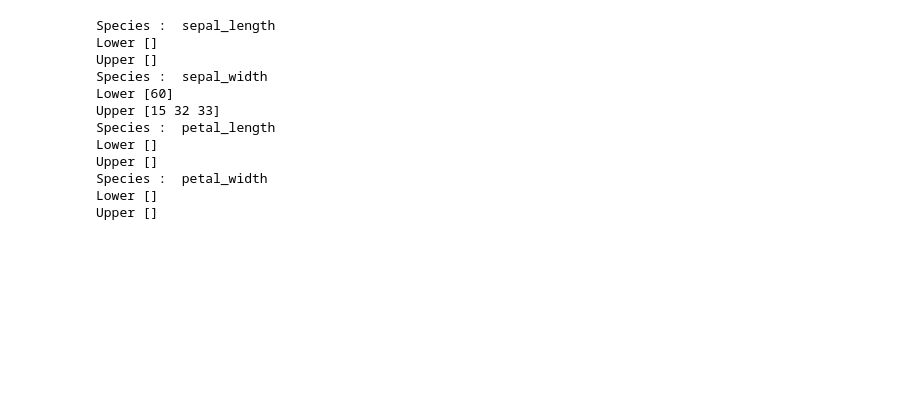
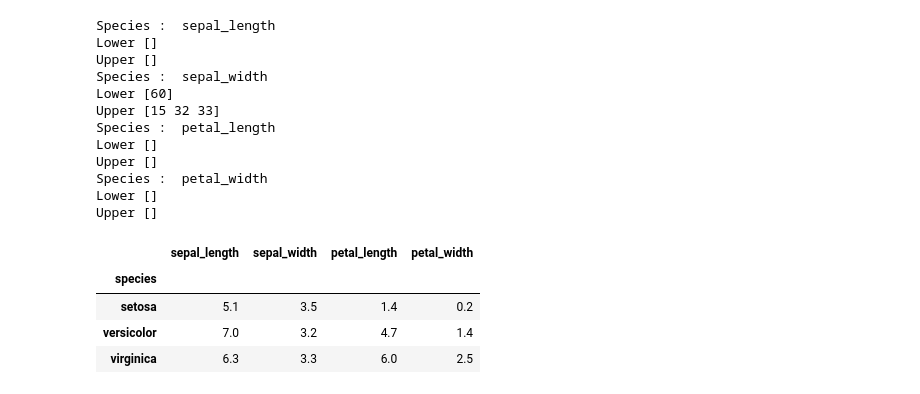
Before and after one commit to omkargaikwad23/DSBDA, a Jupyter notebook: Assignment10/Assignment_10.ipynb, the cells around one changed output. Cells and saved outputs as stored; diff of their text form; code cells hidden in the pictures; blank space fills up the shorter version.

```diff
--- a/Assignment10/Assignment_10.ipynb
+++ b/Assignment10/Assignment_10.ipynb
@@ -199,3 +199,15 @@ Upper []
 Species :  petal_width
 Lower []
 Upper []
+# %%
+# Group the Dataset using Species
+grouped_data = df.groupby('species')
+
+# Printing the first entry in each
+grouped_data.first()
+# %% [output]
+|  | sepal_length | sepal_width | petal_length | petal_width |
+| species |  |  |  |  |
+| setosa | 5.1 | 3.5 | 1.4 | 0.2 |
+| versicolor | 7.0 | 3.2 | 4.7 | 1.4 |
+| virginica | 6.3 | 3.3 | 6.0 | 2.5 |
```
Also changed, not shown: parts of 3 cells of this notebook, 2 other files.
